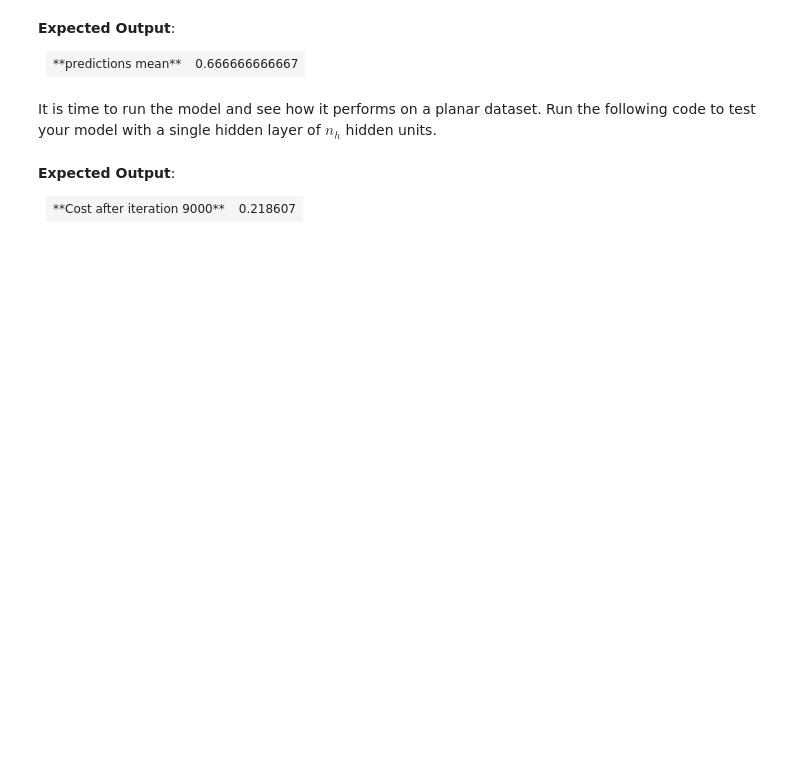
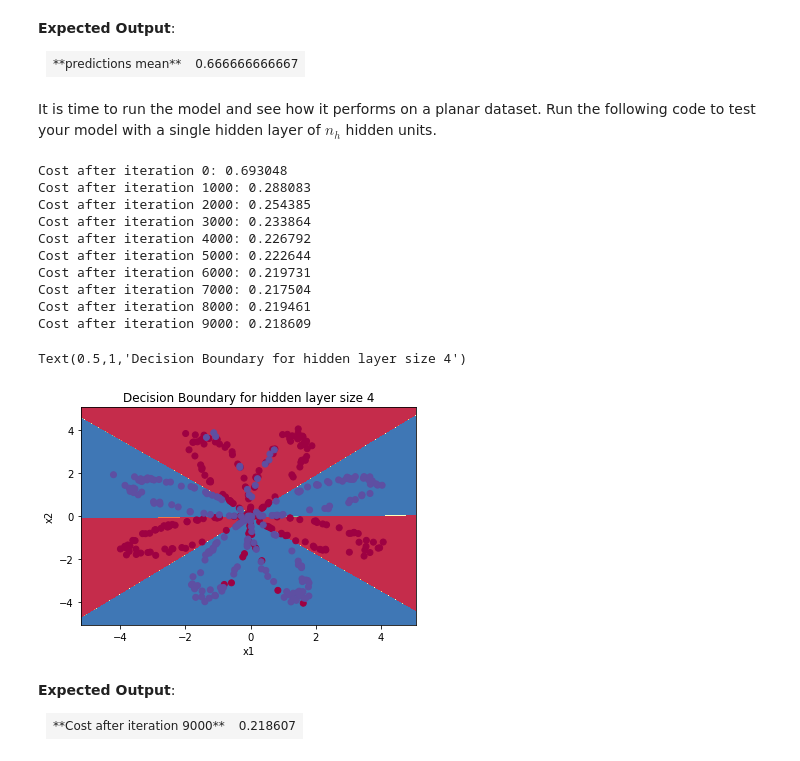
Before and after one commit to asuka08/Coursera-Deep-Learning-deeplearning.ai, a Jupyter notebook: 01-Neural Networks and Deep Learning/week3/Planar data classification with one hidden layer.ipynb, the cells around one changed output. Drawn from its saved outputs; the diff is of its cells as text; code cells hidden in the pictures; blank space fills up the shorter version.

```diff
--- a/01-Neural Networks and Deep Learning/week3/Planar data classification with one hidden layer.ipynb
+++ b/01-Neural Networks and Deep Learning/week3/Planar data classification with one hidden layer.ipynb
@@ -492,24 +527,24 @@ def backward_propagation(parameters, cache, X, Y):
 
     # First, retrieve W1 and W2 from the dictionary "parameters".
     ### START CODE HERE ### (≈ 2 lines of code)
-    W1 = None
-    W2 = None
+    W1 = parameters["W1"]
+    W2 = parameters["W2"]
     ### END CODE HERE ###
 
     # Retrieve also A1 and A2 from dictionary "cache".
     ### START CODE HERE ### (≈ 2 lines of code)
-    A1 = None
-    A2 = None
+    A1 = cache["A1"]
+    A2 = cache["A2"]
     ### END CODE HERE ###
 
     # Backward propagation: calculate dW1, db1, dW2, db2.
     ### START CODE HERE ### (≈ 6 lines of code, corresponding to 6 equations on slide above)
-    dZ2 = None
-    dW2 = None
-    db2 = None
-    dZ1 = None
-    dW1 = None
-    db1 = None
+    dZ2 = A2 - Y
+    dW2 = np.dot(dZ2, A1.T) / m
+    db2 = np.sum(dZ2, axis = 1, keepdims = True) / m
+    dZ1 = np.dot(W2.T, dZ2) * (1. - np.power(A1, 2))
+    dW1 = np.dot(dZ1, X.T) / m
+    db1 = np.sum(dZ1, axis = 1, keepdims = True) / m
     ### END CODE HERE ###
 
     grads = {"dW1": dW1,
@@ -681,11 +738,11 @@ def nn_model(X, Y, n_h, num_iterations = 10000, print_cost=False):
 
     # Initialize parameters, then retrieve W1, b1, W2, b2. Inputs: "n_x, n_h, n_y". Outputs = "W1, b1, W2, b2, parameters".
     ### START CODE HERE ### (≈ 5 lines of code)
-    parameters = None
-    W1 = None
-    b1 = None
-    W2 = None
-    b2 = None
+    parameters = initialize_parameters(n_x, n_h, n_y)
+    W1 = parameters["W1"]
+    b1 = parameters["b1"]
+    W2 = parameters["W2"]
+    b2 = parameters["b2"]
     ### END CODE HERE ###
 
     # Loop (gradient descent)
@@ -694,16 +751,16 @@ def nn_model(X, Y, n_h, num_iterations = 10000, print_cost=False):
 
         ### START CODE HERE ### (≈ 4 lines of code)
         # Forward propagation. Inputs: "X, parameters". Outputs: "A2, cache".
-        A2, cache = None
+        A2, cache = forward_propagation(X, parameters)
 
         # Cost function. Inputs: "A2, Y, parameters". Outputs: "cost".
-        cost = None
+        cost = compute_cost(A2, Y, parameters)
 
         # Backpropagation. Inputs: "parameters, cache, X, Y". Outputs: "grads".
-        grads = None
+        grads = backward_propagation(parameters, cache, X, Y)
 
         # Gradient descent parameter update. Inputs: "parameters, grads". Outputs: "parameters".
-        parameters = None
+        parameters = update_parameters(parameters, grads)
 
         ### END CODE HERE ###
 
@@ -781,8 +849,9 @@ def predict(parameters, X):
 
     # Computes probabilities using forward propagation, and classifies to 0/1 using 0.5 as the threshold.
     ### START CODE HERE ### (≈ 2 lines of code)
-    A2, cache = None
-    predictions = None
+    A2, cache = forward_propagation(X, parameters)
+    predictions = np.array([1 if a > 0.5 else 0 for a in A2.squeeze()])
+    # predictions = (A2 > 0.5)
     ### END CODE HERE ###
 
     return predictions
@@ -807,10 +880,23 @@ It is time to run the model and see how it performs on a planar dataset. Run the
 # %%
 # Build a model with a n_h-dimensional hidden layer
 parameters = nn_model(X, Y, n_h = 4, num_iterations = 10000, print_cost=True)
 
 # Plot the decision boundary
-plot_decision_boundary(lambda x: predict(parameters, x.T), X, Y)
+plot_decision_boundary(lambda x: predict(parameters, x.T), X, Y.reshape(Y.shape[1],))
 plt.title("Decision Boundary for hidden layer size " + str(4))
+# %% [output]
+Cost after iteration 0: 0.693048
+Cost after iteration 1000: 0.288083
+Cost after iteration 2000: 0.254385
+Cost after iteration 3000: 0.233864
+Cost after iteration 4000: 0.226792
+Cost after iteration 5000: 0.222644
+Cost after iteration 6000: 0.219731
+Cost after iteration 7000: 0.217504
+Cost after iteration 8000: 0.219461
+Cost after iteration 9000: 0.218609
+Text(0.5,1,'Decision Boundary for hidden layer size 4')
+[figure, added]
 # %% [markdown]
 **Expected Output**:
 
```
Also changed, not shown: parts of 19 cells of this notebook, 1 other file.
